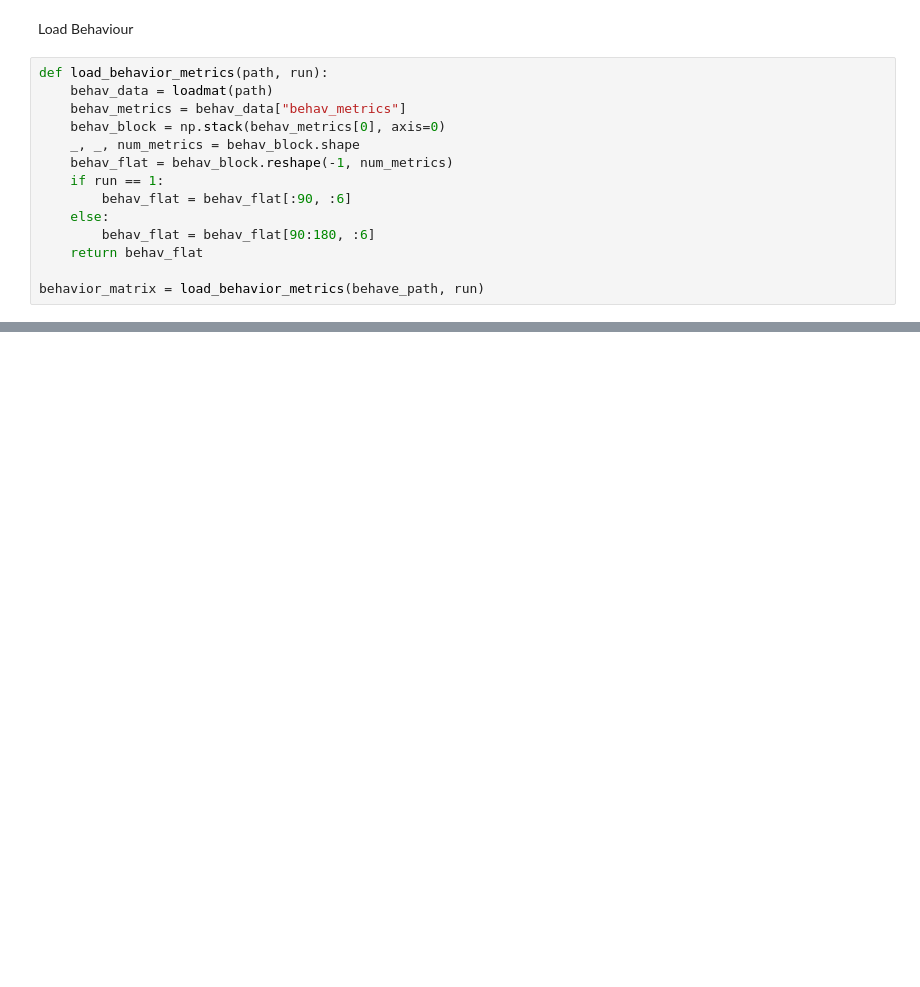
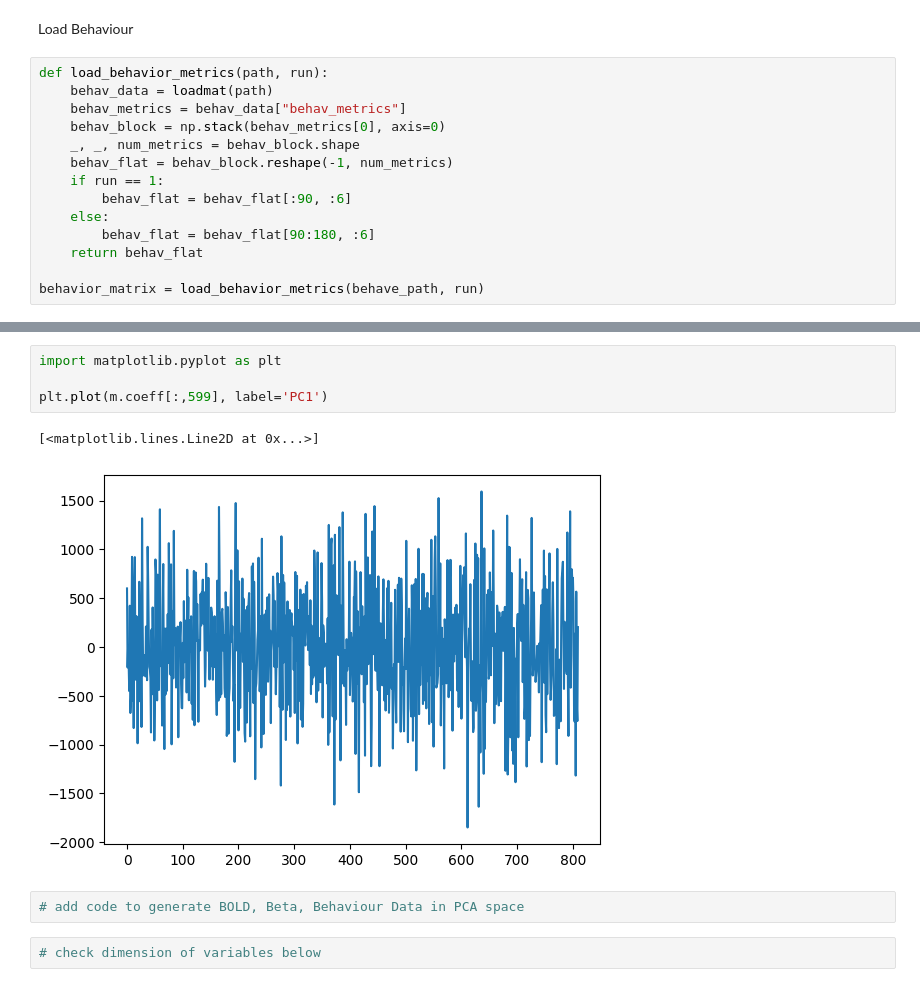
Before and after one commit to MeZahra/Thesis_code_Glm_Opt, a Jupyter notebook: main.ipynb, the cells around one changed output, grey strips where cells are left out. Drawn from its saved outputs; the diff is of its cells as text; blank space fills up the shorter version.

```diff
--- a/main.ipynb
+++ b/main.ipynb
@@ -323 +416,12 @@ ax[1].plot(beta_reduced[587, :])
+# %%
+import matplotlib.pyplot as plt
+
+plt.plot(m.coeff[:,599], label='PC1')
+# %% [output]
+[<matplotlib.lines.Line2D at 0x...>]
+[figure, added]
+# %%
+# add code to generate BOLD, Beta, Behaviour Data in PCA space
+# %%
+# check dimension of variables below
 # %%
```
Also changed, not shown: parts of 40 cells of this notebook, 1 other file.
